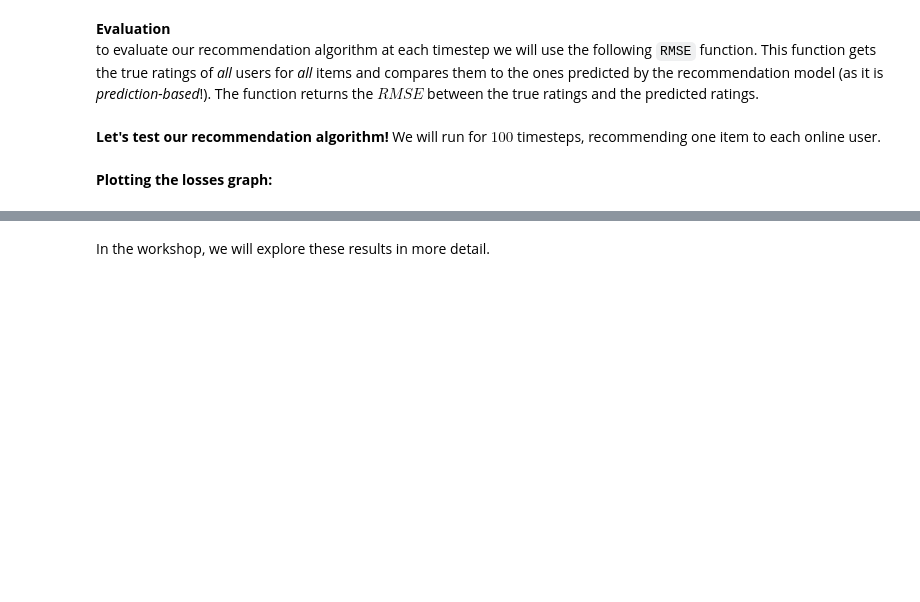
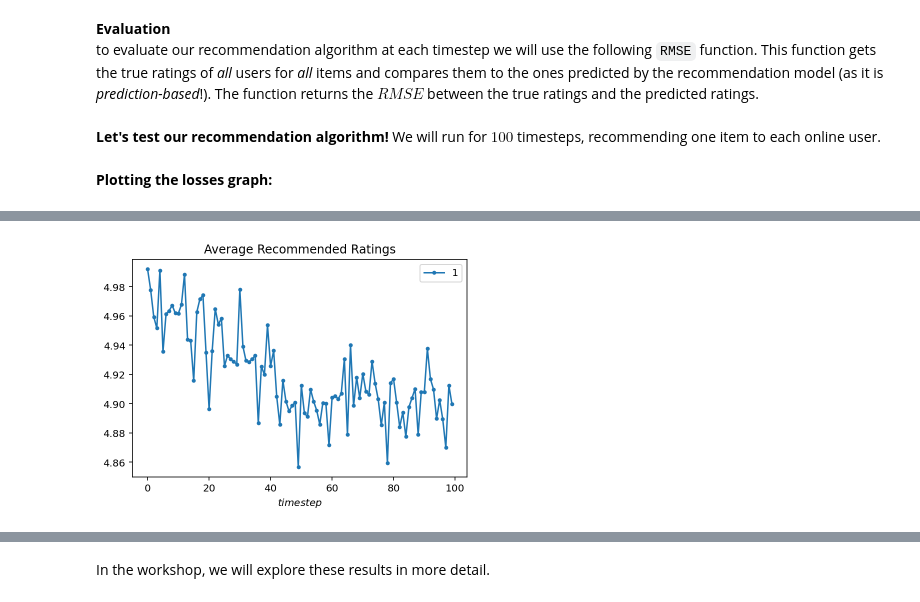
Before and after one commit to nitaifingerhut/cs236608, a Jupyter notebook: introduction_to_RecLab.ipynb, the cells around one changed output, grey strips where cells are left out. Drawn from its saved outputs; the diff is of its cells as text; code cells hidden in the pictures; blank space fills up the shorter version.

```diff
--- a/introduction_to_RecLab.ipynb
+++ b/introduction_to_RecLab.ipynb
@@ -109,3 +109,8 @@ def RMSE(env, recommender):
   true_ratings = env.dense_ratings
   predicted_ratings = recommender.dense_predictions
   return np.sqrt(np.mean((predicted_ratings-true_ratings)**2))
+# %%
+def avg_rec_rating(env, recommender):
+  predicted_ratings = recommender.dense_predictions
+  recommended_ratings = np.max(predicted_ratings, axis=1)
+  return np.mean(recommended_ratings)
@@ -112,3 +120,7 @@ def RMSE(env, recommender):
+# %%
+def get_all_users_avg_rating_of_recommended_items(env, recommender):
+  predicted_ratings = recommender.dense_predictions
+  return np.mean(predicted_ratings)
 # %% [markdown]
 **Let's test our recommendation algorithm!**
 We will run for $100$ timesteps, recommending one item to each online user.
@@ -155,8 +167,8 @@ def simulation(env, recommender, steps=100, rpu=1, retrain=True, callbacks=None,
 # %%
 # callbacks is a list of functions taking (environment, recommender) as arguments.
 # each callback will be called during the simulation before each timestep.
-callbacks = [RMSE]
-losses = simulation(env, recommender, steps=100, callbacks=callbacks)[0]
+callbacks = [RMSE, avg_rec_rating, get_all_users_avg_rating_of_recommended_items]
+losses, avg_ratings, all_users_avg_rating_of_recommended_items = simulation(env, recommender, steps=100, callbacks=callbacks)
 # %% [markdown]
 **Plotting the losses graph:**
 # %%
@@ -182,0 +197,4 @@ plot_graphs(losses, title="RMSE")
+# %%
+plot_graphs(avg_ratings, title="Average Recommended Ratings")
+# %% [output]
+[figure, added]
```
Also changed, not shown: parts of 8 cells of this notebook.
